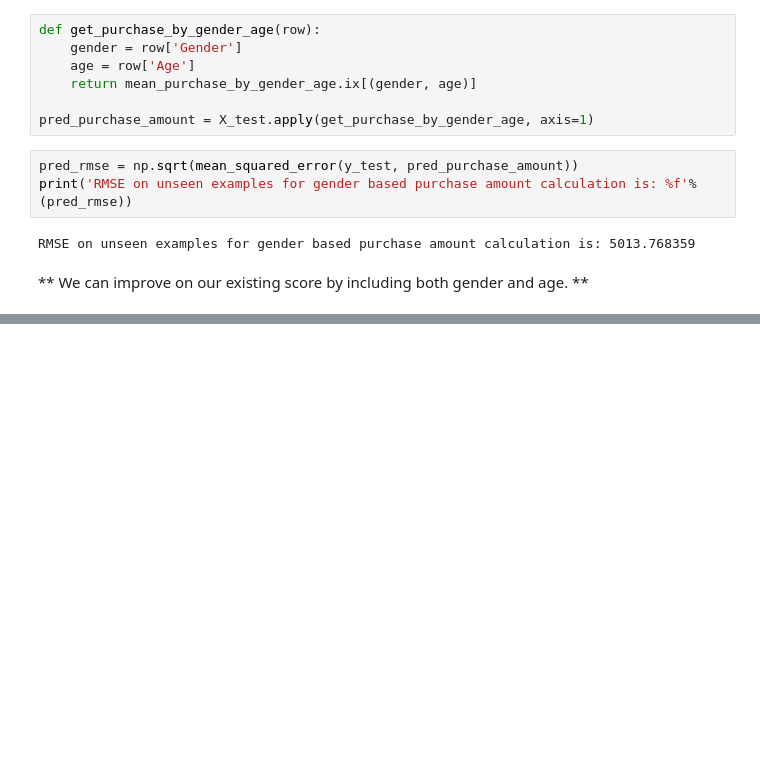
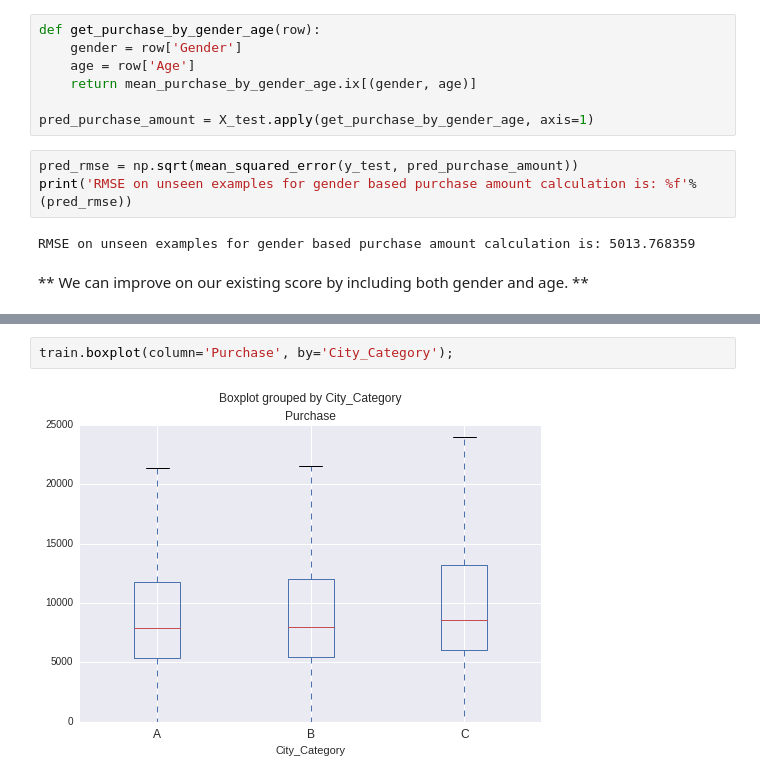
Before and after one commit to numb3r33/Black_Friday, a Jupyter notebook: notebooks/Black_Friday_Similarity_Based_Classifiers.ipynb, the cells around one changed output, grey strips where cells are left out. Cells and saved outputs as stored; diff of their text form; blank space fills up the shorter version.

```diff
--- a/notebooks/Black_Friday_Similarity_Based_Classifiers.ipynb
+++ b/notebooks/Black_Friday_Similarity_Based_Classifiers.ipynb
@@ -201,0 +238,4 @@ RMSE on unseen examples for gender based purchase amount calculation is: 5013.76
+# %%
+train.boxplot(column='Purchase', by='City_Category');
+# %% [output]
+[figure, added]
```
Also changed, not shown: parts of 26 cells of this notebook.
